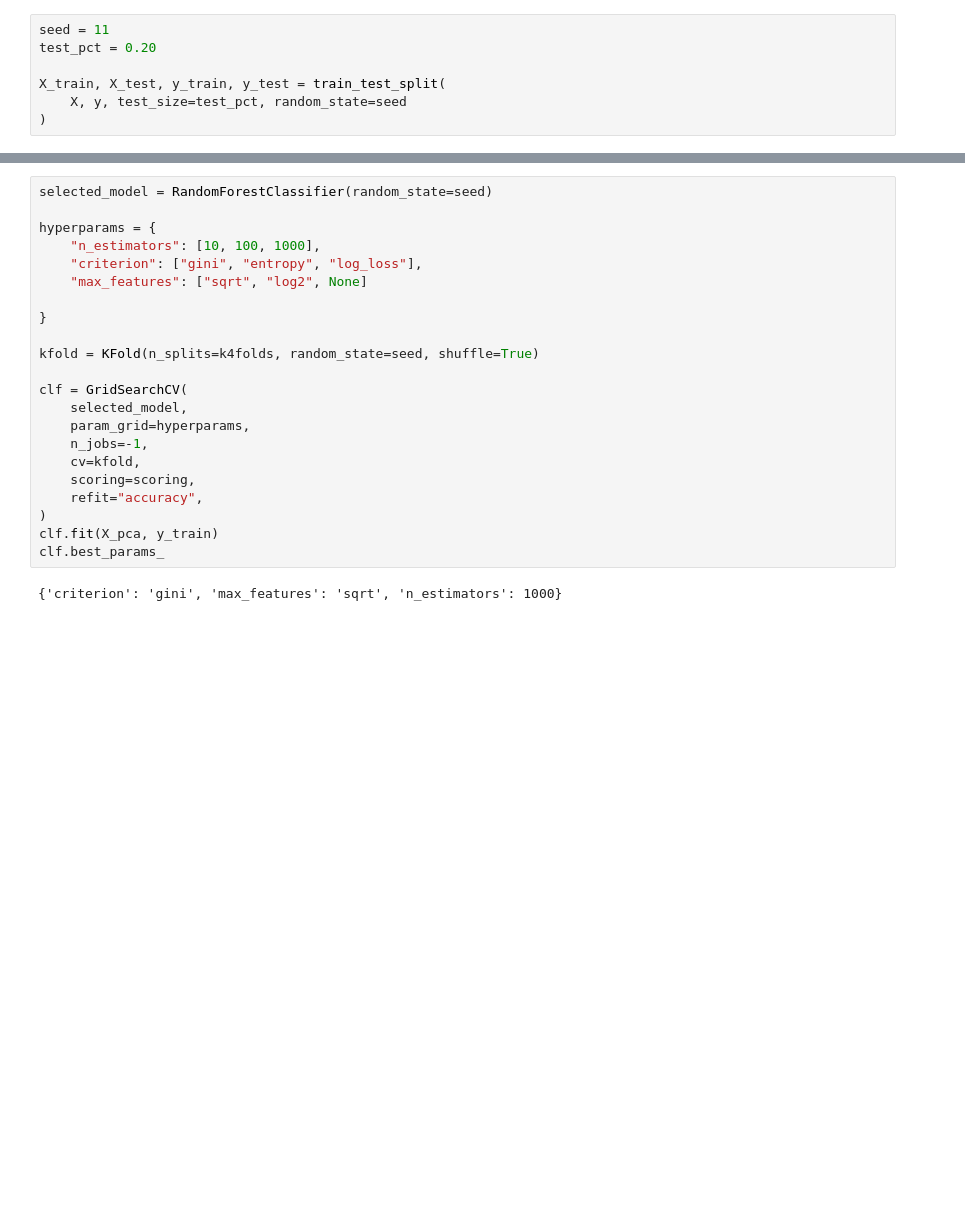
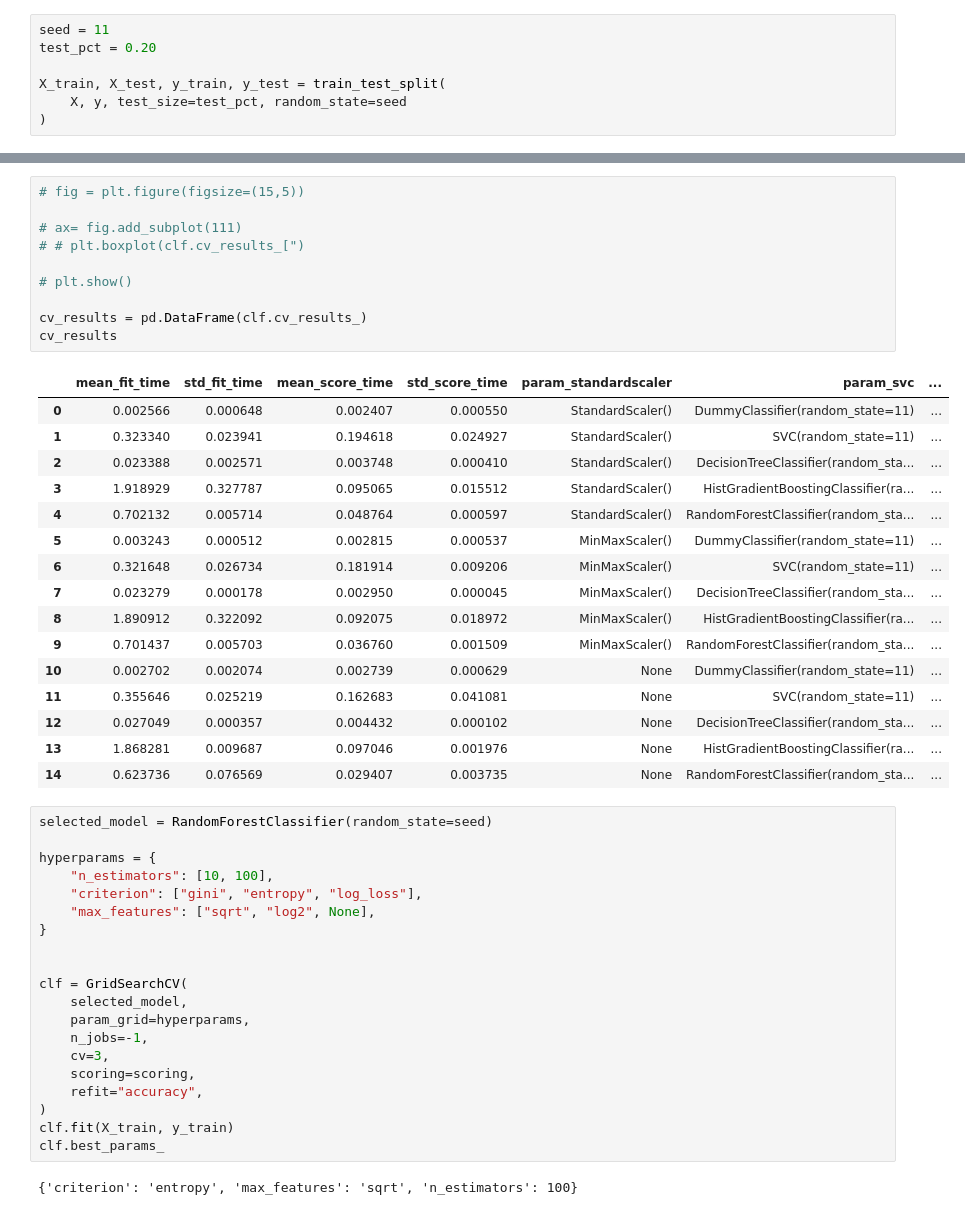
Before and after one commit to apwood-physics/HPEDSI-Courses, a Jupyter notebook: 311_intro_to_ML/HW2/311_wood_anthony_2.ipynb, the cells around one changed output, grey strips where cells are left out. Drawn from its saved outputs; the diff is of its cells as text; blank space fills up the shorter version.

```diff
--- a/311_intro_to_ML/HW2/311_wood_anthony_2.ipynb
+++ b/311_intro_to_ML/HW2/311_wood_anthony_2.ipynb
@@ -148,27 +284,52 @@ print(clf.cv_results_["mean_fit_time"])
+# %%
+# fig = plt.figure(figsize=(15,5))
+
+# ax= fig.add_subplot(111)
+# # plt.boxplot(clf.cv_results_[")
+
+# plt.show()
+
+cv_results = pd.DataFrame(clf.cv_results_)
+cv_results
+# %% [output]
+|  | mean_fit_time | std_fit_time | mean_score_time | std_score_time | param_standardscaler | param_svc | ... |
+| 0 | 0.002566 | 0.000648 | 0.002407 | 0.000550 | StandardScaler() | DummyClassifier(random_state=11) | ... |
+| 1 | 0.323340 | 0.023941 | 0.194618 | 0.024927 | StandardScaler() | SVC(random_state=11) | ... |
+| 2 | 0.023388 | 0.002571 | 0.003748 | 0.000410 | StandardScaler() | DecisionTreeClassifier(random_sta... | ... |
+| 3 | 1.918929 | 0.327787 | 0.095065 | 0.015512 | StandardScaler() | HistGradientBoostingClassifier(ra... | ... |
+| 4 | 0.702132 | 0.005714 | 0.048764 | 0.000597 | StandardScaler() | RandomForestClassifier(random_sta... | ... |
+| 5 | 0.003243 | 0.000512 | 0.002815 | 0.000537 | MinMaxScaler() | DummyClassifier(random_state=11) | ... |
+| 6 | 0.321648 | 0.026734 | 0.181914 | 0.009206 | MinMaxScaler() | SVC(random_state=11) | ... |
+| 7 | 0.023279 | 0.000178 | 0.002950 | 0.000045 | MinMaxScaler() | DecisionTreeClassifier(random_sta... | ... |
+| 8 | 1.890912 | 0.322092 | 0.092075 | 0.018972 | MinMaxScaler() | HistGradientBoostingClassifier(ra... | ... |
+| 9 | 0.701437 | 0.005703 | 0.036760 | 0.001509 | MinMaxScaler() | RandomForestClassifier(random_sta... | ... |
+| 10 | 0.002702 | 0.002074 | 0.002739 | 0.000629 | None | DummyClassifier(random_state=11) | ... |
+| 11 | 0.355646 | 0.025219 | 0.162683 | 0.041081 | None | SVC(random_state=11) | ... |
+| 12 | 0.027049 | 0.000357 | 0.004432 | 0.000102 | None | DecisionTreeClassifier(random_sta... | ... |
+| 13 | 1.868281 | 0.009687 | 0.097046 | 0.001976 | None | HistGradientBoostingClassifier(ra... | ... |
+| 14 | 0.623736 | 0.076569 | 0.029407 | 0.003735 | None | RandomForestClassifier(random_sta... | ... |
 # %%
 selected_model = RandomForestClassifier(random_state=seed)
 
 hyperparams = {
-    "n_estimators": [10, 100, 1000],
+    "n_estimators": [10, 100],
     "criterion": ["gini", "entropy", "log_loss"],
-    "max_features": ["sqrt", "log2", None]
-
+    "max_features": ["sqrt", "log2", None],
 }
 
-kfold = KFold(n_splits=k4folds, random_state=seed, shuffle=True)
 
 clf = GridSearchCV(
     selected_model,
     param_grid=hyperparams,
     n_jobs=-1,
-    cv=kfold,
+    cv=3,
     scoring=scoring,
     refit="accuracy",
 )
-clf.fit(X_pca, y_train)
+clf.fit(X_train, y_train)
 clf.best_params_
 # %% [output]
-{'criterion': 'gini', 'max_features': 'sqrt', 'n_estimators': 1000}
+{'criterion': 'entropy', 'max_features': 'sqrt', 'n_estimators': 100}
 # %%
 means = clf.cv_results_["mean_test_accuracy"]
 stds = clf.cv_results_["std_test_accuracy"]
```
Also changed, not shown: parts of 15 cells of this notebook, 1 other file.
